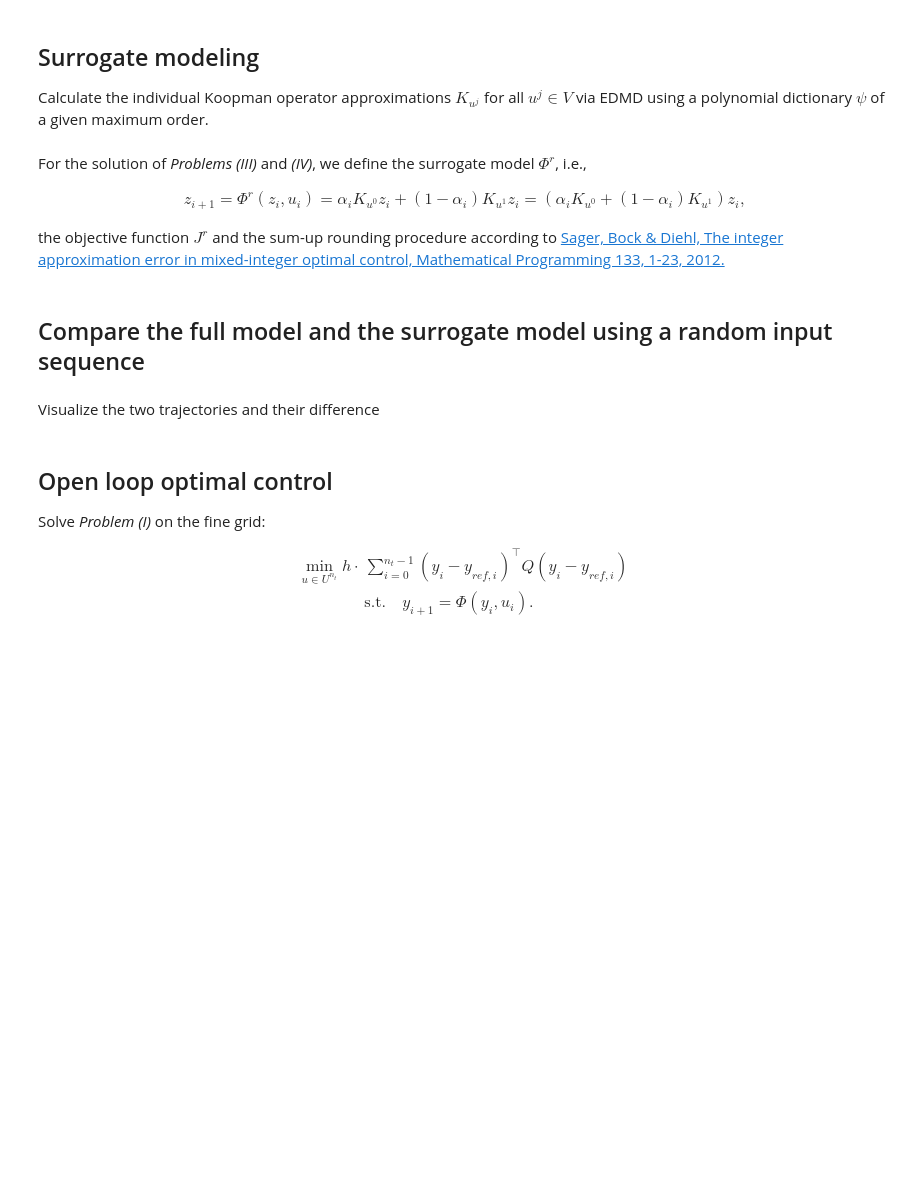
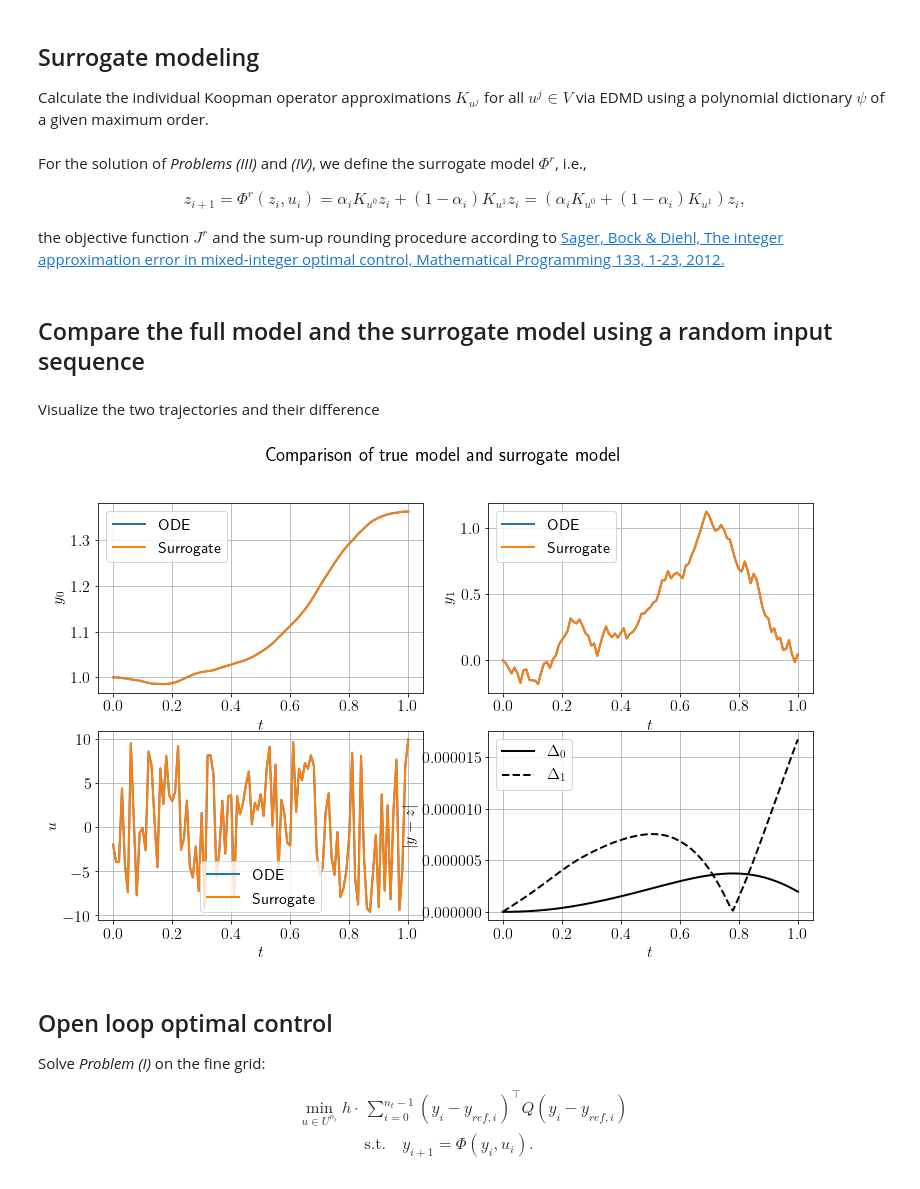
Before and after one commit to SebastianPeitz/QuaSiModO, a Jupyter notebook: Standalone_Duffing_EDMD.ipynb, the cells around one changed output. Cells and saved outputs as stored; diff of their text form; code cells hidden in the pictures; blank space fills up the shorter version.

```diff
--- a/Standalone_Duffing_EDMD.ipynb
+++ b/Standalone_Duffing_EDMD.ipynb
@@ -47,7 +47,7 @@ Definition of the numerical discretization and surrogate model, the most importa
 Finally, a helper function mapping solutions from the coarse to the fine time grid is defined
 # %%
 h = 1e-2                        # Time step of integrator
-facU = 2                        # Factor by which dt is larger
+facU = 1                        # Factor by which dt is larger
 dt = facU * h                   # Coarse time step for SUR
 T = 1.0                         # Final time
 dimY = 2                        # dimension of state space
@@ -139,7 +139,8 @@ for j in range(nu):
 
 Calculate the individual Koopman operator approximations $K_{u^j}$ for all $u^j \in V$ via EDMD using a polynomial dictionary $\psi$ of a given maximum order.
 # %%
-maxOrderEDMD = 5                # maximum order of polynomial terms in the EDMD algorithm
+# maximum order of polynomial terms in the EDMD algorithm
+maxOrderEDMD = 3
 
 # The function lifts the input matrix X to PsiX, containing polynomials of up to order maxOrderEDMD.
 # The array iy denotes the indices for projecting PsiX to X.
@@ -184,7 +185,7 @@ for i in range(nu):
     K[:, :, i] = (pinv(G) @ Ai).T   # Calculate K for the i-th system
 
 # calculate lifted initial condition z0
-z0 = psi(y0)[:, 0]
+z0 = y0  # psi(y0)[:, 0]
 # %% [markdown]
 For the solution of *Problems (III)* and *(IV)*, we define the surrogate model $\Phi^r$, i.e.,
 
@@ -197,18 +198,18 @@ z_{i+1} = \Phi^r(z_i, u_i) = \alpha_i K_{u^0} z_i + (1 - \alpha_i) K_{u^1} z_i =
 the objective function $J^r$ and the sum-up rounding procedure according to [Sager, Bock & Diehl, The integer approximation error in mixed-integer optimal control, Mathematical Programming 133, 1-23, 2012.](https://link.springer.com/article/10.1007/s10107-010-0405-3)
 # %%
 def ROM(alpha_, z0_):
-    z_ = np.zeros((alpha_.shape[0], dimZ), dtype=float)
+    z_ = np.zeros((alpha_.shape[0], len(z0_)), dtype=float)
     z_[0, :] = z0_
 
     # state at next time step is computed via a convex combination of the autonomous systems
     for ii in range(alpha_.shape[0] - 1):
-        z_[ii + 1, :] += (alpha_[ii] * K[:, :, 0] + (1.0 - alpha_[ii]) * K[:, :, 1]) @ z_[ii, :]
+        z_[ii + 1, :] += ((alpha_[ii] * K[:, :, 0] + (1.0 - alpha_[ii]) * K[:, :, 1]) @ psi(z_[ii, :]))[iy, 0]
     return z_
 
 
 def J_IV(alpha_):
     z_ = ROM(alpha_, z0)
-    dz = z_[:, iy] - y_ref2
+    dz = z_ - y_ref2
     dzQ = np.zeros(dz.shape[0], dtype=float)
     for ii in range(dz.shape[1]):
         dzQ += Q[ii] * np.power(dz[:, ii], 2)
@@ -246,36 +247,38 @@ Visualize the two trajectories and their difference
 # %%
 fig = plt.figure(figsize=[12.80, 7.68])
 ax = list()
 ax.append(fig.add_subplot(2, 2, 1))
 ax.append(fig.add_subplot(2, 2, 2))
 ax.append(fig.add_subplot(2, 2, 3))
 ax.append(fig.add_subplot(2, 2, 4))
 ax[0].plot(t, y_test[:, 0], linewidth=2, color='tab:blue', linestyle='solid', label=r'ODE')
-ax[0].plot(t2, z_test[:, iy[0]], linewidth=2, color='tab:orange', linestyle='solid', label=r'Surrogate')
+ax[0].plot(t2, z_test[:, 0], linewidth=2, color='tab:orange', linestyle='solid', label=r'Surrogate')
 ax[0].set_xlabel(r'$t$')
 ax[0].set_ylabel(r'$y_0$')
 ax[0].grid()
 ax[0].legend()
 ax[1].plot(t, y_test[:, 1], linewidth=2, color='tab:blue', linestyle='solid', label=r'ODE')
-ax[1].plot(t2, z_test[:, iy[1]], linewidth=2, color='tab:orange', linestyle='solid', label=r'Surrogate')
+ax[1].plot(t2, z_test[:, 1], linewidth=2, color='tab:orange', linestyle='solid', label=r'Surrogate')
 ax[1].set_xlabel(r'$t$')
 ax[1].set_ylabel(r'$y_1$')
 ax[1].grid()
 ax[1].legend()
 ax[2].plot(t, u_test, linewidth=2, color='tab:blue', linestyle='solid', label=r'ODE')
 ax[2].plot(t2, u_test2, linewidth=2, color='tab:orange', linestyle='solid', label=r'Surrogate')
 ax[2].set_xlabel(r'$t$')
 ax[2].set_ylabel(r'$u$')
 ax[2].grid()
 ax[2].legend()
-ax[3].plot(t2, np.absolute(y_test[::2, 0]-z_test[:, iy[0]]), linewidth=2, color='k', linestyle='solid', label=r'$\Delta_0$')
-ax[3].plot(t2, np.absolute(y_test[::2, 1]-z_test[:, iy[1]]), linewidth=2, color='k', linestyle='dashed', label=r'$\Delta_1$')
+ax[3].plot(t2, np.absolute(y_test[::facU, 0]-z_test[:, 0]), linewidth=2, color='k', linestyle='solid', label=r'$\Delta_0$')
+ax[3].plot(t2, np.absolute(y_test[::facU, 1]-z_test[:, 1]), linewidth=2, color='k', linestyle='dashed', label=r'$\Delta_1$')
 ax[3].set_xlabel(r'$t$')
 ax[3].set_ylabel(r'$|y - z|$')
 ax[3].grid()
 ax[3].legend()
 fig.suptitle(r'Comparison of true model and surrogate model')
 plt.show()
+# %% [output]
+[figure, added]
 # %% [markdown]
 ## Open loop optimal control
 
```
Also changed, not shown: parts of 9 cells of this notebook, 1 other file.
